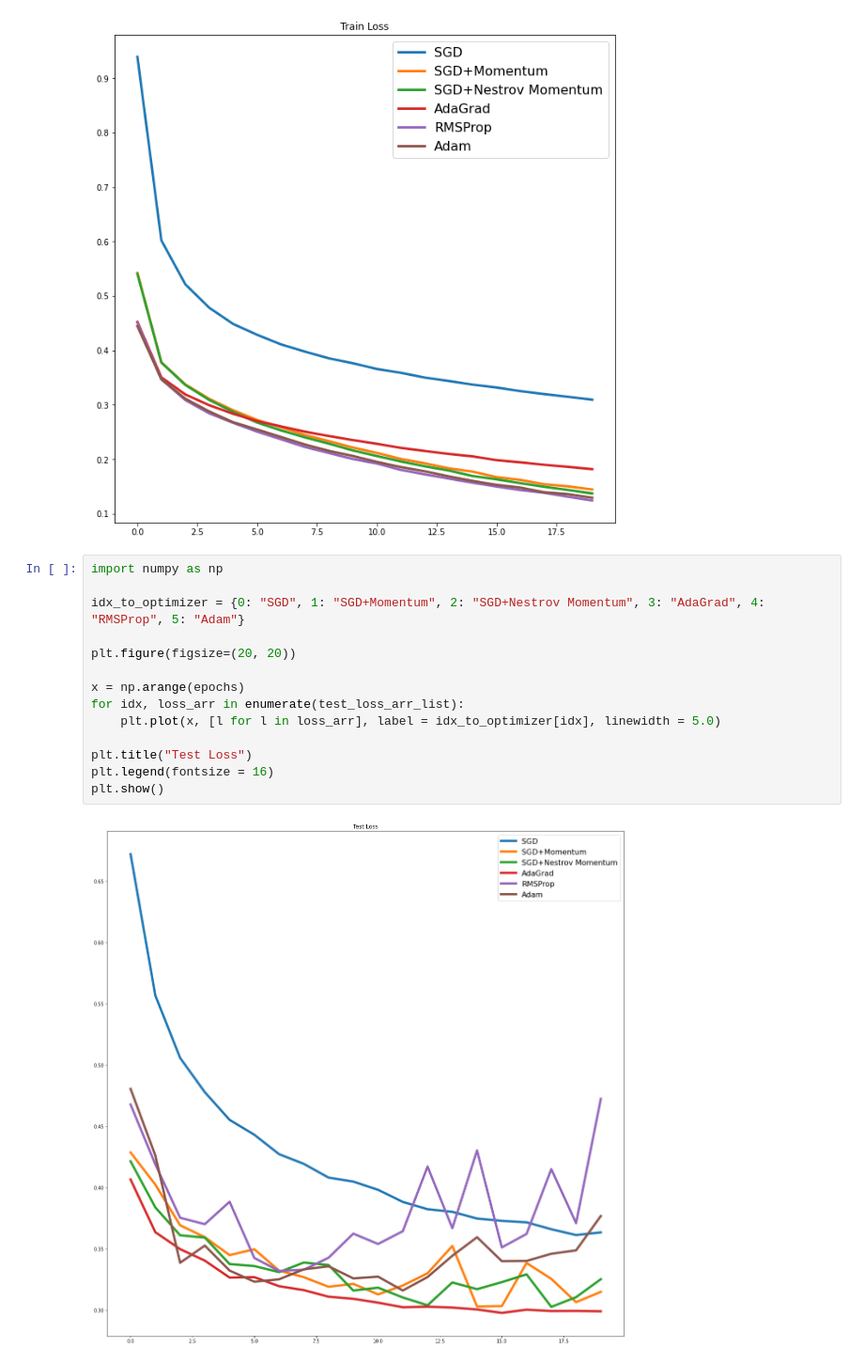
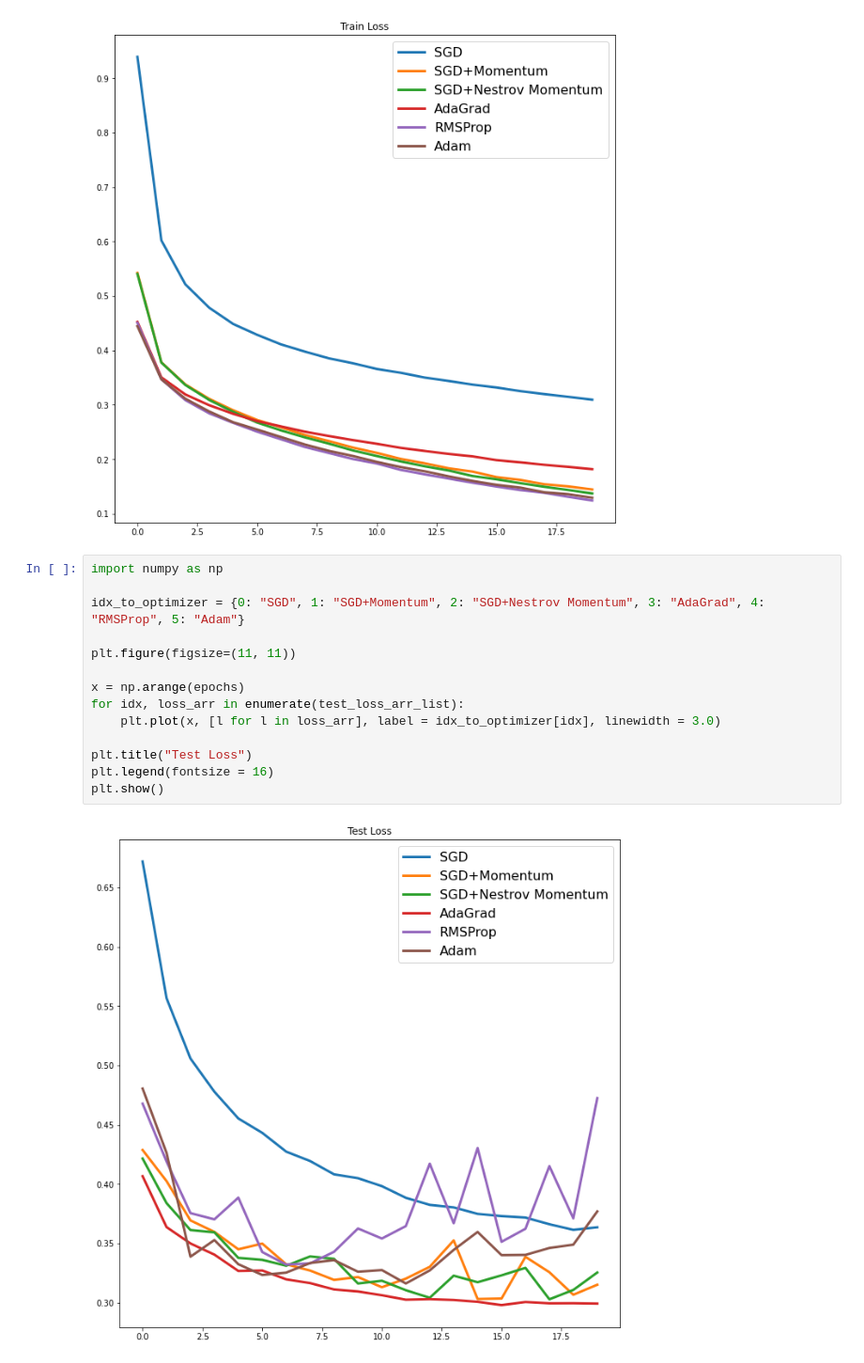
Before and after one commit to timointhebush/4-1-deeplearning, a Jupyter notebook: week6/fasiont_mnist.ipynb, the cells around one changed output. Shown: that part at 94% size. Cells and saved outputs as stored; diff of their text form.

Commit message:
6주차 과제 plot 관련 수정

```diff
--- a/week6/fasiont_mnist.ipynb
+++ b/week6/fasiont_mnist.ipynb
@@ -305,16 +305,16 @@ plt.show()
 # %%
 import numpy as np
 
 idx_to_optimizer = {0: "SGD", 1: "SGD+Momentum", 2: "SGD+Nestrov Momentum", 3: "AdaGrad", 4: "RMSProp", 5: "Adam"}
 
-plt.figure(figsize=(20, 20))
+plt.figure(figsize=(11, 11))
 
 x = np.arange(epochs)
 for idx, loss_arr in enumerate(test_loss_arr_list):
-    plt.plot(x, [l for l in loss_arr], label = idx_to_optimizer[idx], linewidth = 5.0)
+    plt.plot(x, [l for l in loss_arr], label = idx_to_optimizer[idx], linewidth = 3.0)
 
 plt.title("Test Loss")
 plt.legend(fontsize = 16)
 plt.show()
 # %% [output]
-[figure, old version]
+[figure, new version]
```
